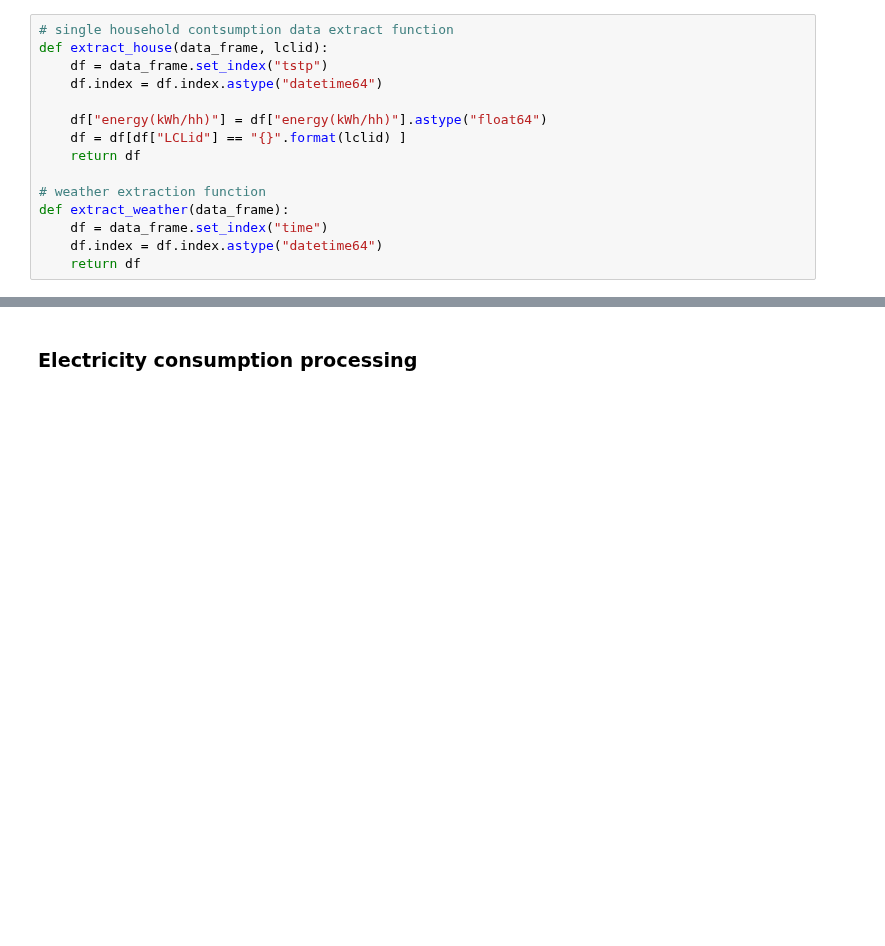
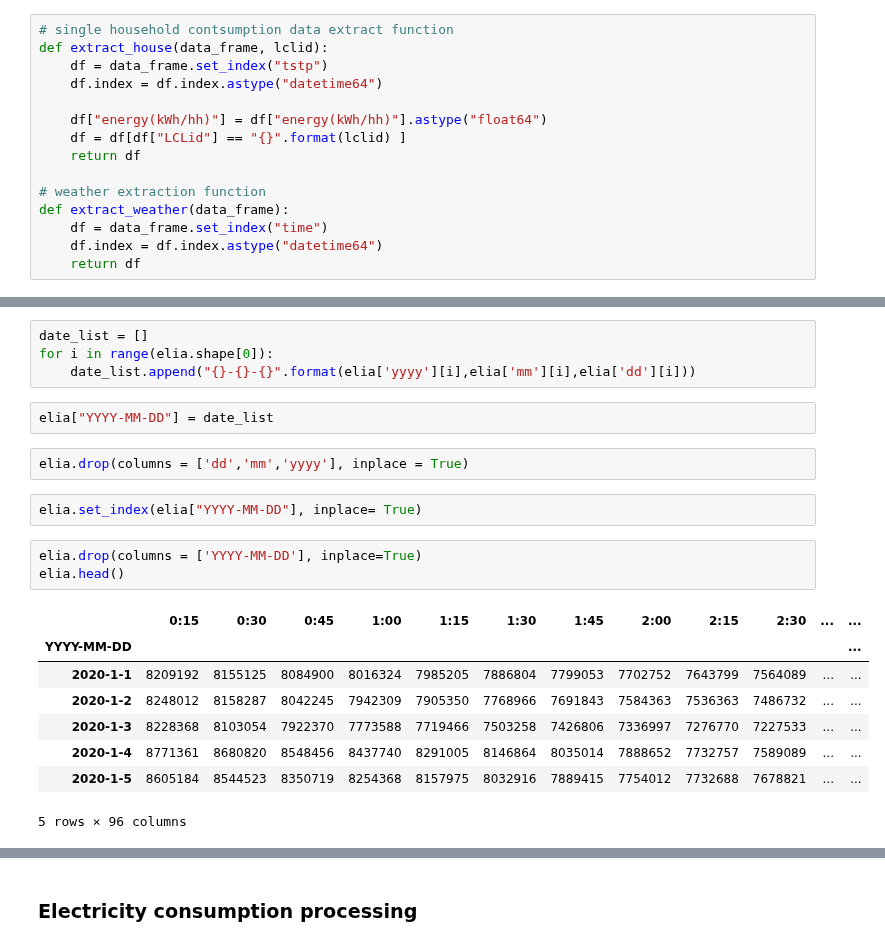
Before and after one commit to charlesfu4/MT, a Jupyter notebook: data/dataPrep.ipynb, the cells around one changed output, grey strips where cells are left out. Saved outputs shown, nothing was run; the diff lists cells and outputs as text; blank space fills up the shorter version.

Commit message:
half hour and Elia data

```diff
--- a/data/dataPrep.ipynb
+++ b/data/dataPrep.ipynb
@@ -22,0 +51,22 @@ def extract_weather(data_frame):
+# %%
+date_list = []
+for i in range(elia.shape[0]):
+    date_list.append("{}-{}-{}".format(elia['yyyy'][i],elia['mm'][i],elia['dd'][i]))
+# %%
+elia["YYYY-MM-DD"] = date_list
+# %%
+elia.drop(columns = ['dd','mm','yyyy'], inplace = True)
+# %%
+elia.set_index(elia["YYYY-MM-DD"], inplace= True)
+# %%
+elia.drop(columns = ['YYYY-MM-DD'], inplace=True)
+elia.head()
+# %% [output]
+|  | 0:15 | 0:30 | 0:45 | 1:00 | 1:15 | 1:30 | 1:45 | 2:00 | 2:15 | 2:30 | ... | ... |
+| YYYY-MM-DD |  |  |  |  |  |  |  |  |  |  |  | ... |
+| 2020-1-1 | 8209192 | 8155125 | 8084900 | 8016324 | 7985205 | 7886804 | 7799053 | 7702752 | 7643799 | 7564089 | ... | ... |
+| 2020-1-2 | 8248012 | 8158287 | 8042245 | 7942309 | 7905350 | 7768966 | 7691843 | 7584363 | 7536363 | 7486732 | ... | ... |
+| 2020-1-3 | 8228368 | 8103054 | 7922370 | 7773588 | 7719466 | 7503258 | 7426806 | 7336997 | 7276770 | 7227533 | ... | ... |
+| 2020-1-4 | 8771361 | 8680820 | 8548456 | 8437740 | 8291005 | 8146864 | 8035014 | 7888652 | 7732757 | 7589089 | ... | ... |
+| 2020-1-5 | 8605184 | 8544523 | 8350719 | 8254368 | 8157975 | 8032916 | 7889415 | 7754012 | 7732688 | 7678821 | ... | ... |
+5 rows × 96 columns
```
Also changed, not shown: parts of 12 cells of this notebook, 4 other files.
